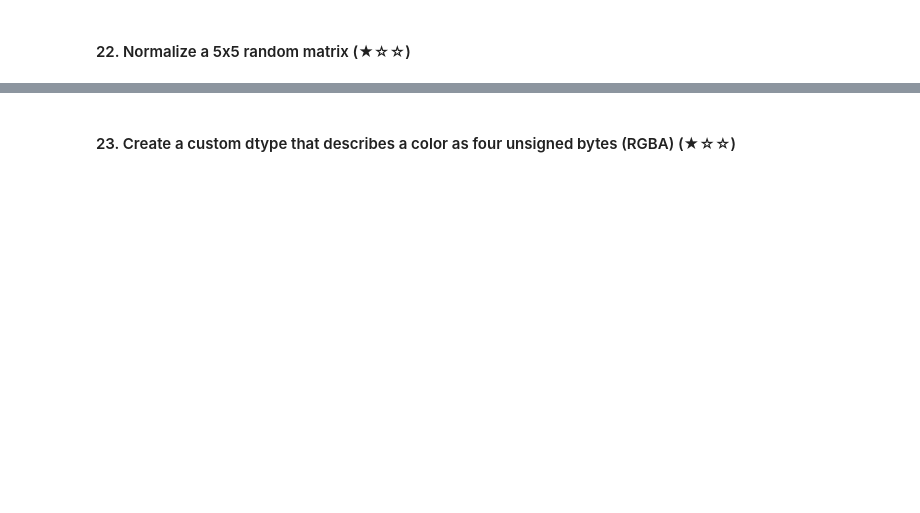
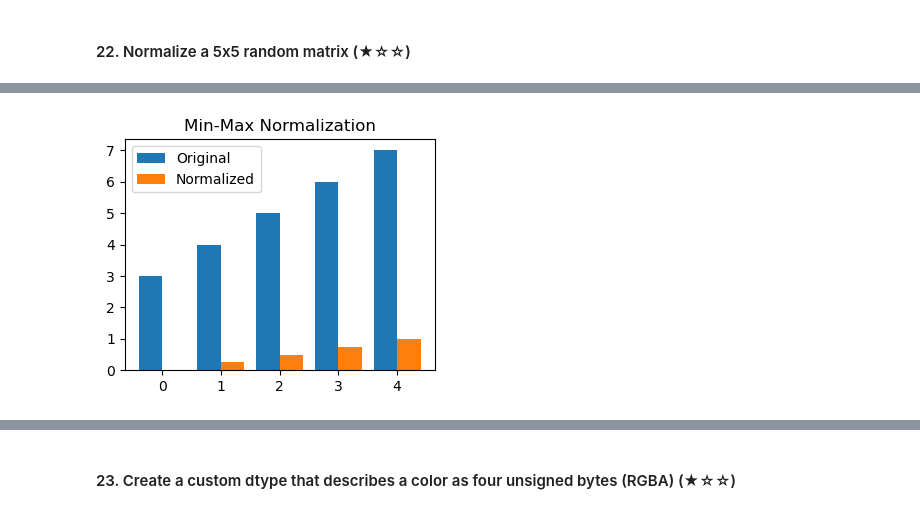
Before and after one commit to lzblack/numpy-100, a Jupyter notebook: 100_Numpy_exercises.ipynb, the cells around one changed output, grey strips where cells are left out. Saved outputs shown, nothing was run; the diff lists cells and outputs as text; code cells hidden in the pictures; blank space fills up the shorter version.

```diff
--- a/100_Numpy_exercises.ipynb
+++ b/100_Numpy_exercises.ipynb
@@ -69,0 +550,18 @@ np.nan in set([np.nan])
+# %%
+# Visualizing Min-max normalization
+
+import numpy as np
+import matplotlib.pyplot as plt
+
+x = np.array([3, 4, 5, 6, 7])
+x_norm = (x - x.min()) / (x.max() - x.min())
+
+plt.figure(figsize=(4, 3))
+plt.bar(np.arange(len(x)) - 0.2, x, width=0.4, label="Original")
+plt.bar(np.arange(len(x)) + 0.2, x_norm, width=0.4, label="Normalized")
+plt.xticks(np.arange(len(x)))
+plt.legend()
+plt.title("Min-Max Normalization")
+plt.show()
+# %% [output]
+[figure, added]
```
Also changed, not shown: parts of 35 cells of this notebook.
